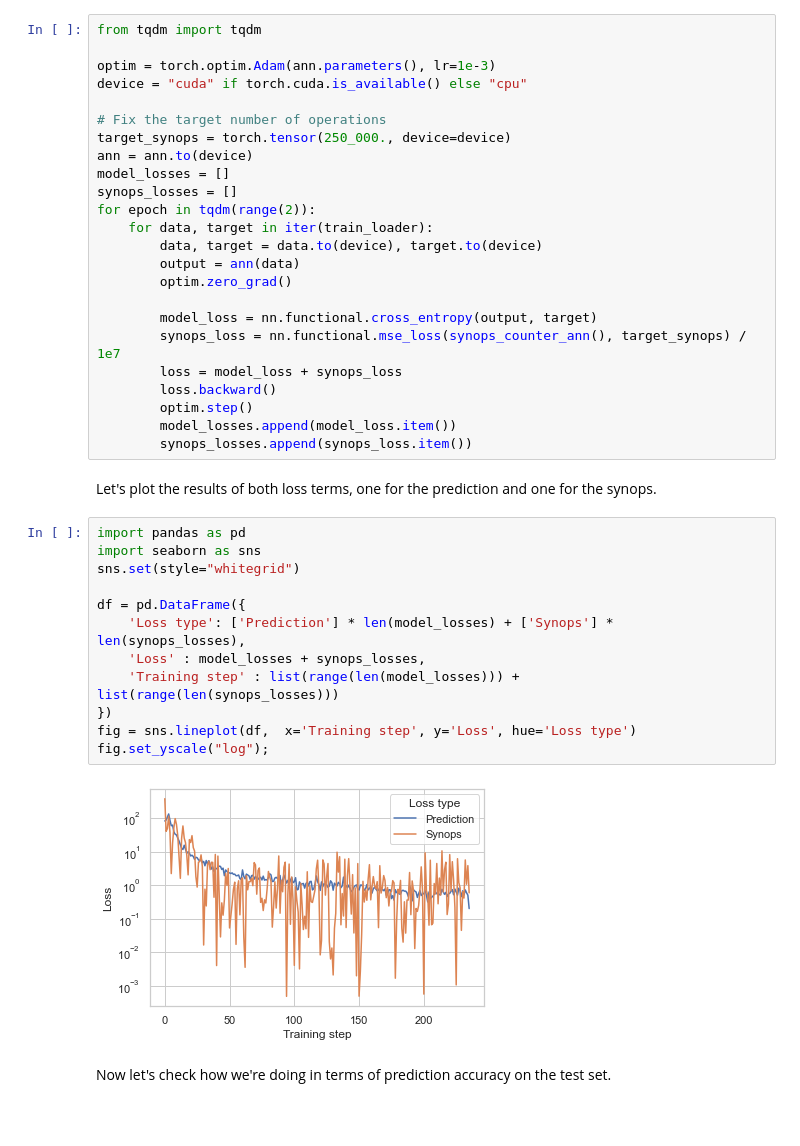
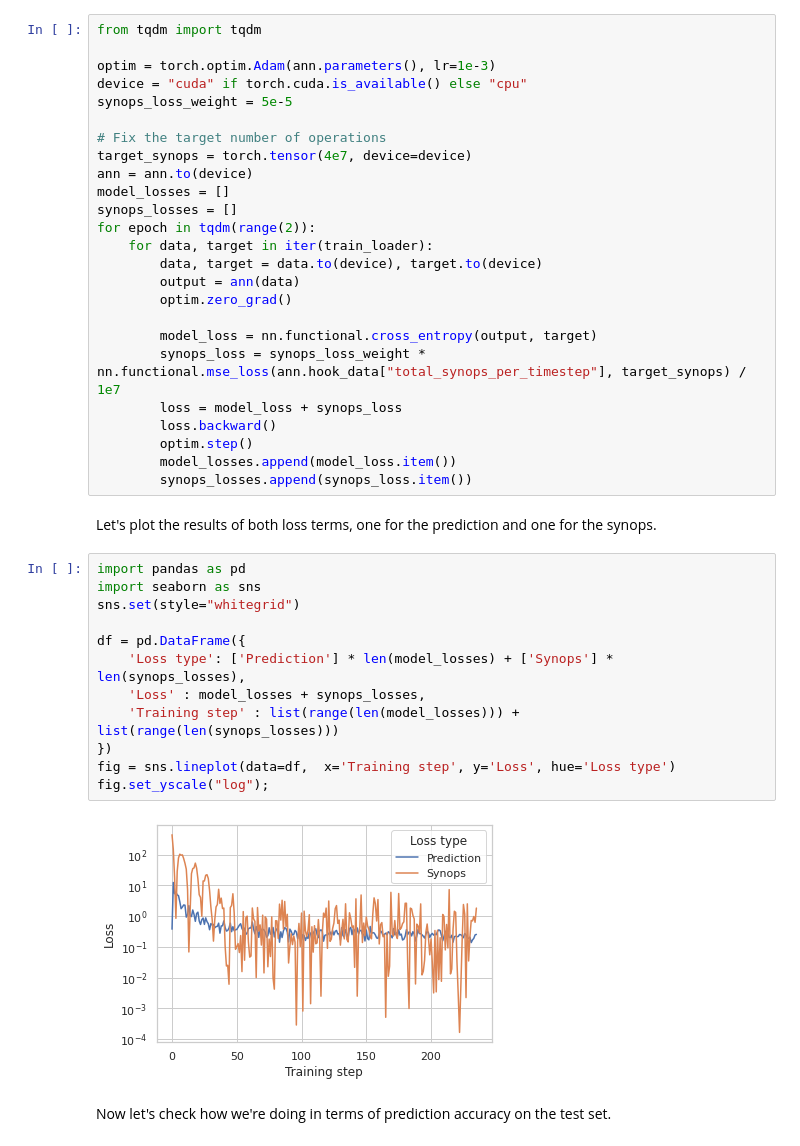
Before and after one commit to synsense/sinabs, a Jupyter notebook: docs/how_tos/synops_loss_ann.ipynb, the cells around one changed output. Drawn from its saved outputs; the diff is of its cells as text; blank space fills up the shorter version.

Commit message:
Update how to on synops loss for ann to use new model hook

```diff
--- a/docs/how_tos/synops_loss_ann.ipynb
+++ b/docs/how_tos/synops_loss_ann.ipynb
@@ -46,9 +67,10 @@ from tqdm import tqdm
 
 optim = torch.optim.Adam(ann.parameters(), lr=1e-3)
 device = "cuda" if torch.cuda.is_available() else "cpu"
+synops_loss_weight = 5e-5
 
 # Fix the target number of operations
-target_synops = torch.tensor(250_000., device=device)
+target_synops = torch.tensor(4e7, device=device)
 ann = ann.to(device)
 model_losses = []
 synops_losses = []
@@ -59,7 +81,7 @@ for epoch in tqdm(range(2)):
         optim.zero_grad()
 
         model_loss = nn.functional.cross_entropy(output, target)
-        synops_loss = nn.functional.mse_loss(synops_counter_ann(), target_synops) / 1e7
+        synops_loss = synops_loss_weight * nn.functional.mse_loss(ann.hook_data["total_synops_per_timestep"], target_synops) / 1e7
         loss = model_loss + synops_loss
         loss.backward()
         optim.step()
@@ -70,17 +92,17 @@ Let's plot the results of both loss terms, one for the prediction and one for th
 # %%
 import pandas as pd
 import seaborn as sns
 sns.set(style="whitegrid")
 
 df = pd.DataFrame({
     'Loss type': ['Prediction'] * len(model_losses) + ['Synops'] * len(synops_losses),
     'Loss' : model_losses + synops_losses,
     'Training step' : list(range(len(model_losses))) + list(range(len(synops_losses)))
 })
-fig = sns.lineplot(df,  x='Training step', y='Loss', hue='Loss type')
+fig = sns.lineplot(data=df,  x='Training step', y='Loss', hue='Loss type')
 fig.set_yscale("log");
 # %% [output]
-[figure, old version]
+[figure, new version]
 # %% [markdown]
 Now let's check how we're doing in terms of prediction accuracy on the test set.
 # %%
```
Also changed, not shown: parts of 11 cells of this notebook.
